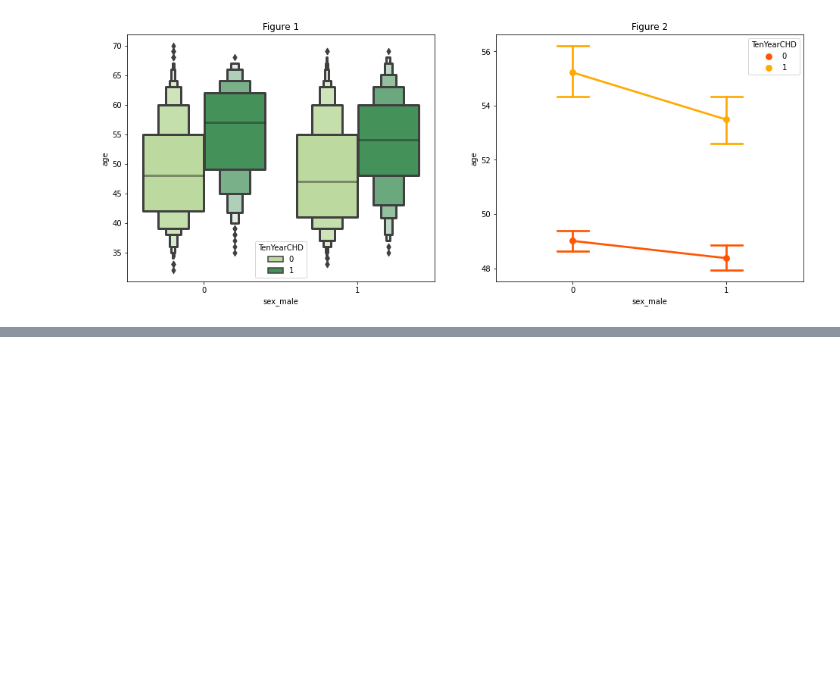
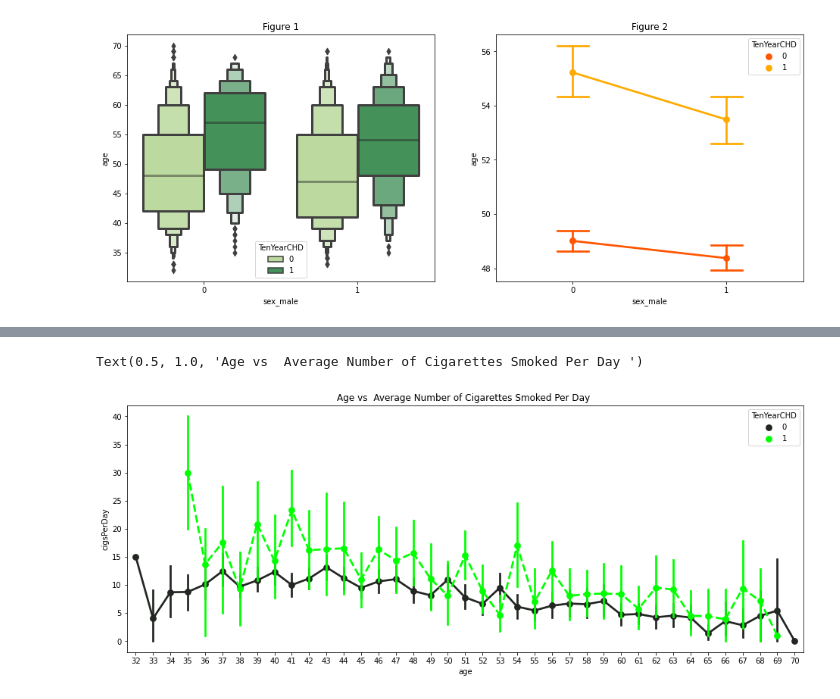
Before and after one commit to NimeshaPrasadini/ML_Assignment2_IT19028774_IT19140476_IT19123578_IT19138732, a Jupyter notebook: IT19028774_IT19140476_IT19123578_IT19138732.ipynb, the cells around one changed output, grey strips where cells are left out. Saved outputs shown, nothing was run; the diff lists cells and outputs as text; code cells hidden in the pictures; blank space fills up the shorter version.

```diff
--- a/IT19028774_IT19140476_IT19123578_IT19138732.ipynb
+++ b/IT19028774_IT19140476_IT19123578_IT19138732.ipynb
@@ -215,0 +224,8 @@ Text(0.5, 1.0, 'Figure 2')
+# %%
+fig,ax=plt.subplots(figsize=(16,6))
+sn.pointplot(x='age',y='cigsPerDay',data=chd_df,color='Lime',hue='TenYearCHD',linestyles=["-", "--"])
+plt.title('Age vs  Average Number of Cigarettes Smoked Per Day ')
+#According to the Number of Cigarettes Smoked Per Day tend to have heart disease
+# %% [output]
+Text(0.5, 1.0, 'Age vs  Average Number of Cigarettes Smoked Per Day ')
+[figure, added]
```
Also changed, not shown: parts of 2 cells of this notebook.
